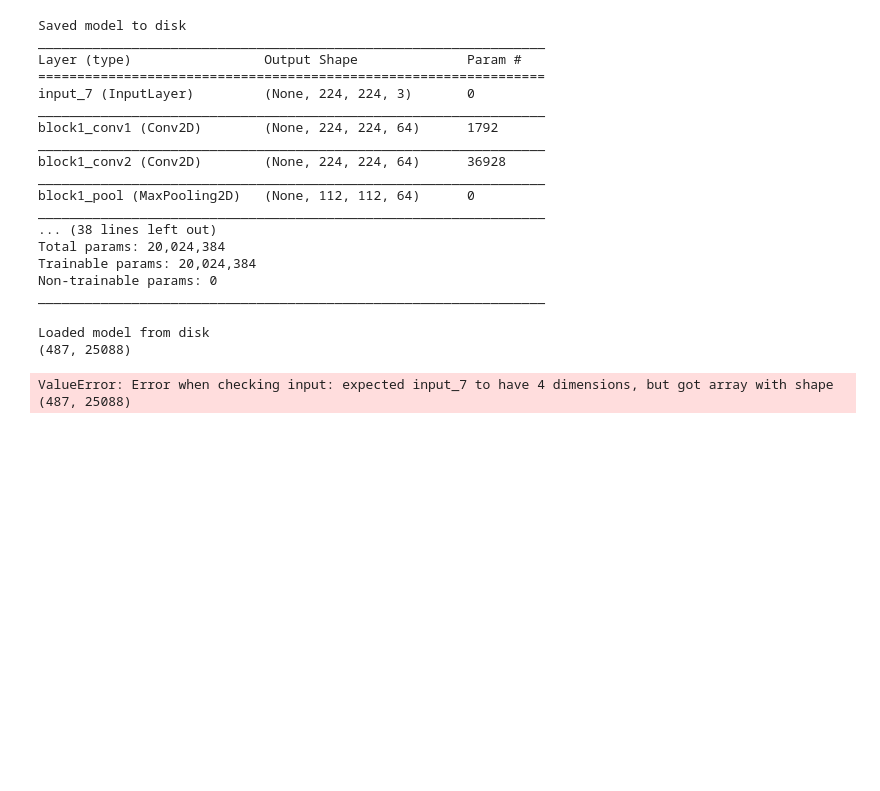
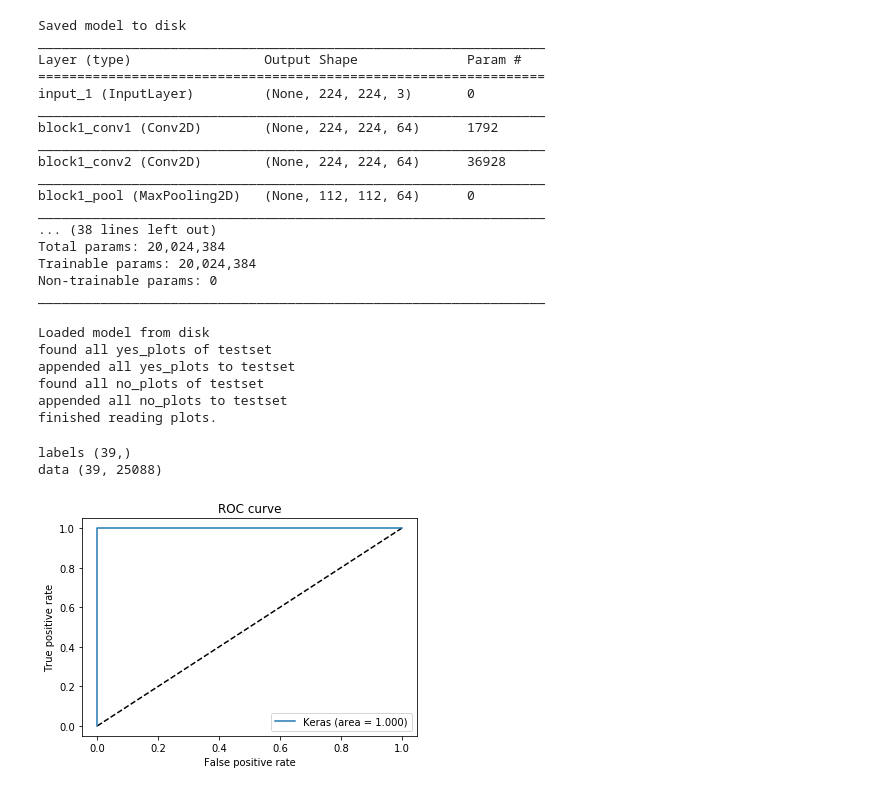
Before and after one commit to Blablau/FindThemBoth, a Jupyter notebook: AudioPlotDeepMrsPiggy.ipynb, the cells around one changed output. Saved outputs shown, nothing was run; the diff lists cells and outputs as text; code cells hidden in the pictures; blank space fills up the shorter version.

```diff
--- a/AudioPlotDeepMrsPiggy.ipynb
+++ b/AudioPlotDeepMrsPiggy.ipynb
@@ -44 +59,9 @@ for filename in os.listdir(pathNoMrsPiggy):
+# %%
+def get_features(img_path):
+    img = image.load_img(img_path, target_size=(224, 224))
+    x = image.img_to_array(img)
+    x = np.expand_dims(x, axis=0)
+    x = preprocess_input(x)
+    flatten = loaded_model.predict(x)
+    return list(flatten[0])
 # %%
@@ -110,19 +126,19 @@ LinearSVC(C=1.0, class_weight=None, dual=True, fit_intercept=True,
 # save model
 
 # serialize model to JSON
-model_json = model.to_json()
+model_json = loaded_model.to_json()
 with open("./FolderFrames/DeepPlotMrsPiggyModel/model.json", "w") as json_file:
     json_file.write(model_json)
 # serialize weights to HDF5
-model.save_weights("./FolderFrames/DeepPlotMrsPiggyModel//model.h5")
+loaded_model.save_weights("./FolderFrames/DeepPlotMrsPiggyModel//model.h5")
 print("Saved model to disk")
-model.summary()
+loaded_model.summary()
 # %% [output]
 Saved model to disk
 _________________________________________________________________
 Layer (type)                 Output Shape              Param #
 =================================================================
-input_7 (InputLayer)         (None, 224, 224, 3)       0
+input_1 (InputLayer)         (None, 224, 224, 3)       0
 _________________________________________________________________
 block1_conv1 (Conv2D)        (None, 224, 224, 64)      1792
 _________________________________________________________________
@@ -135,35 +151,65 @@ Total params: 20,024,384
 Trainable params: 20,024,384
 Non-trainable params: 0
 _________________________________________________________________
+# %%
+# load json and read model as well as load test data
+json_file = open('./FolderFrames/DeepPlotMrsPiggyModel/model.json', 'r')
+loaded_model_json = json_file.read()
+json_file.close()
+loaded_model = model_from_json(loaded_model_json)
+# load weights into new model
+loaded_model.load_weights("./FolderFrames/DeepPlotMrsPiggyModel/model.h5")
+print("Loaded model from disk")
+
+X_test = []
+y_test = []
+
+yes_test_plots = []
+for (_,_,filenames) in os.walk('FolderFrames/yesPlotsTest'):
+    yes_test_plots.extend(filenames)
+    break
+
+print("found all yes_plots of testset")
+for yplot in yes_test_plots:
+    X_test.append(get_features('FolderFrames/yesPlotsTest/' + yplot))
+    y_test.append(1)
+print("appended all yes_plots to testset")
+
+no_test_plots = []
+for (_,_,filenames) in os.walk('FolderFrames/noPlotsTest'):
+    no_test_plots.extend(filenames)
+    break
+print("found all no_plots of testset")
+for nplot in no_test_plots:
+    X_test.append(get_features('FolderFrames/noPlotsTest/' + nplot))
+    y_test.append(0)
+print("appended all no_plots to testset")
+print("finished reading plots.")
+# %% [output]
+Loaded model from disk
+found all yes_plots of testset
+appended all yes_plots to testset
+found all no_plots of testset
+appended all no_plots to testset
+finished reading plots.
 # %%
-# Further evaluate (ROC curve)
-from sklearn.metrics import auc
-from tensorflow.keras.models import model_from_json
+# Evaluate (ROC curve)
 
-# load json and create model
-json_file = open('./FolderFrames/DeepPlotMrsPiggyModel/model.json', 'r')
-loaded_model_json = json_file.read()
-json_file.close()
-loaded_model = model_from_json(loaded_model_json)
-# load weights into new model
-loaded_model.load_weights("./FolderFrames/DeepPlotMrsPiggyModel/model.h5")
-print("Loaded model from disk")
-
-y_pred_keras = loaded_model.predict(X_ti).ravel()
+y_pred_keras = clf.predict(X_test).ravel()
 fpr_keras, tpr_keras, thresholds_keras = roc_curve(y_test, y_pred_keras)
 
 auc_keras = auc(fpr_keras, tpr_keras)
 
 plt.figure(1)
 plt.plot([0, 1], [0, 1], 'k--')
 plt.plot(fpr_keras, tpr_keras, label='Keras (area = {:.3f})'.format(auc_keras))
 plt.xlabel('False positive rate')
 plt.ylabel('True positive rate')
 plt.title('ROC curve')
 plt.legend(loc='best')
 plt.show()
 # %% [output]
-Loaded model from disk
-(487, 25088)
+labels (39,)
+data (39, 25088)
-ValueError: Error when checking input: expected input_7 to have 4 dimensions, but got array with shape (487, 25088)
+[figure, added]
 # %%
```
Also changed, not shown: parts of 8 cells of this notebook, 34 other files.
